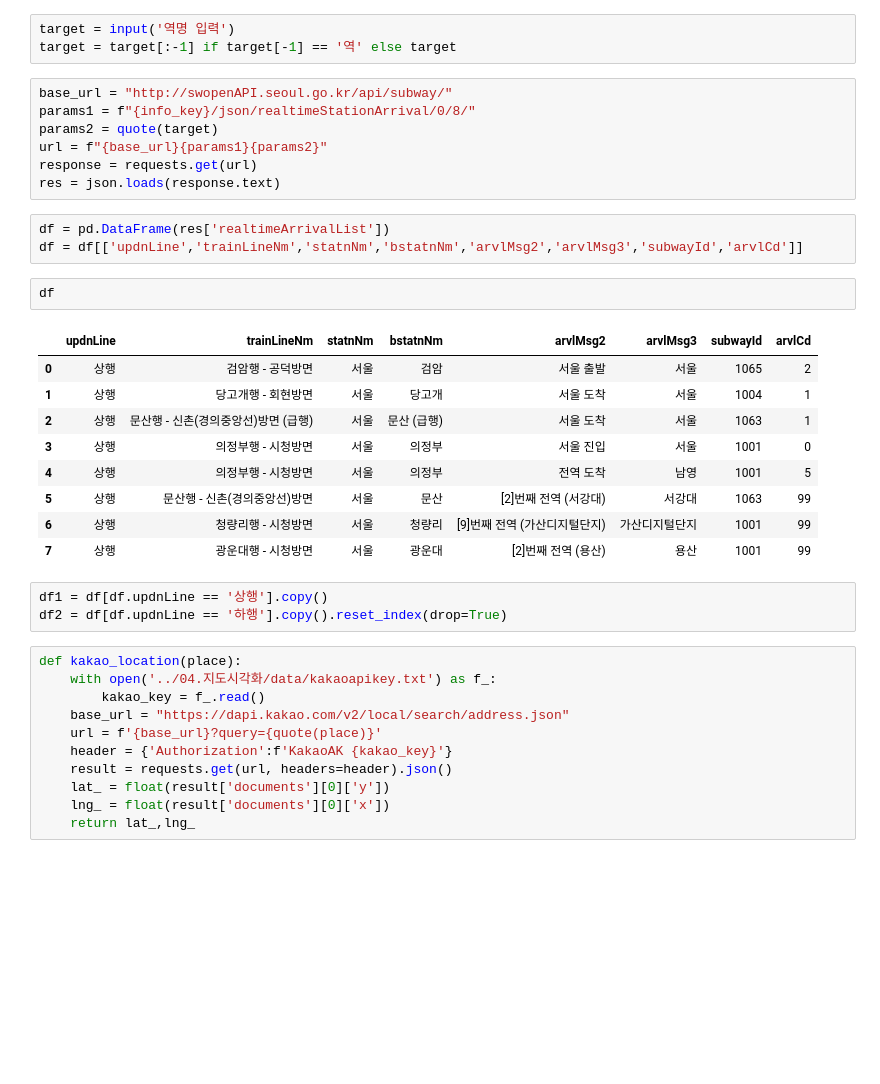
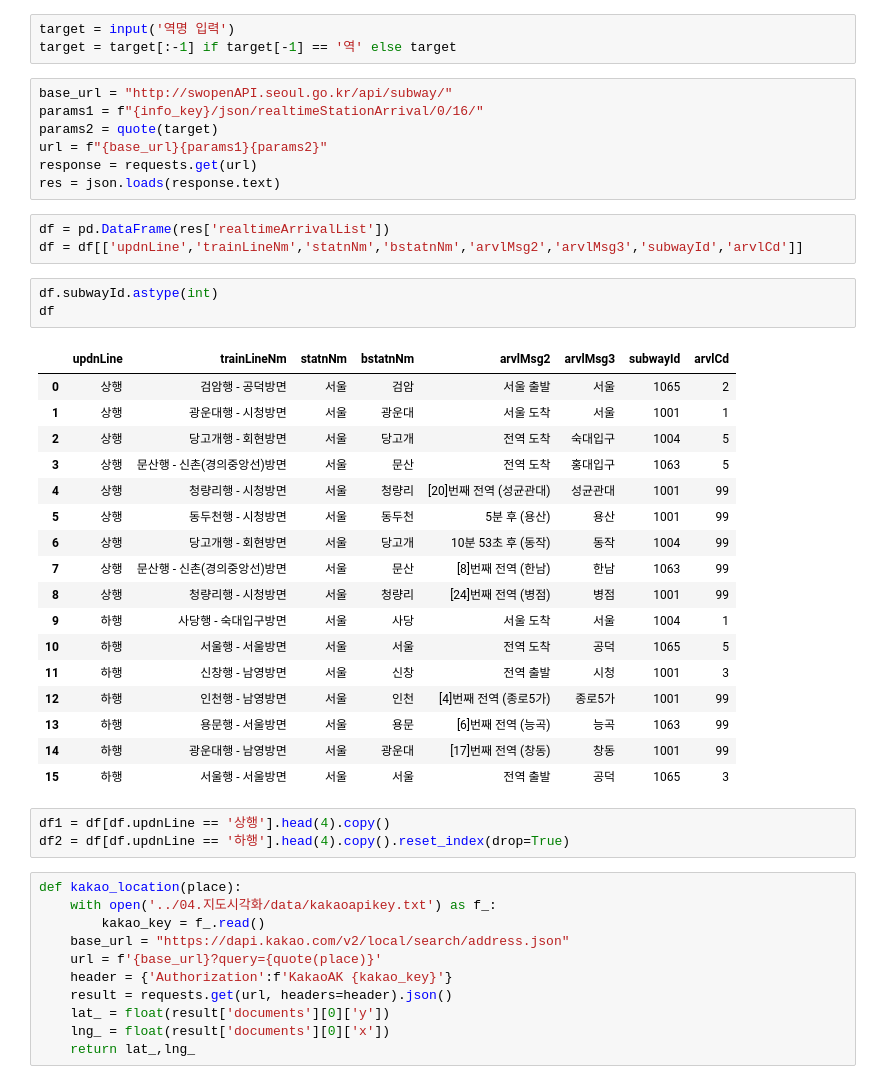
Before and after one commit to Mayhem-XD/DataAnalysis, a Jupyter notebook: 90.test/res_sai.ipynb, the cells around one changed output. Saved outputs shown, nothing was run; the diff lists cells and outputs as text; blank space fills up the shorter version.

```diff
--- a/90.test/res_sai.ipynb
+++ b/90.test/res_sai.ipynb
@@ -14,7 +14,7 @@ target = input('역명 입력')
 target = target[:-1] if target[-1] == '역' else target
 # %%
 base_url = "http://swopenAPI.seoul.go.kr/api/subway/"
-params1 = f"{info_key}/json/realtimeStationArrival/0/8/"
+params1 = f"{info_key}/json/realtimeStationArrival/0/16/"
 params2 = quote(target)
 url = f"{base_url}{params1}{params2}"
 response = requests.get(url)
@@ -22,21 +22,30 @@ res = json.loads(response.text)
 # %%
 df = pd.DataFrame(res['realtimeArrivalList'])
 df = df[['updnLine','trainLineNm','statnNm','bstatnNm','arvlMsg2','arvlMsg3','subwayId','arvlCd']]
-# %%
-df
-# %% [output]
-|  | updnLine | trainLineNm | statnNm | bstatnNm | arvlMsg2 | arvlMsg3 | subwayId | arvlCd |
-| 0 | 상행 | 검암행 - 공덕방면 | 서울 | 검암 | 서울 출발 | 서울 | 1065 | 2 |
-| 1 | 상행 | 당고개행 - 회현방면 | 서울 | 당고개 | 서울 도착 | 서울 | 1004 | 1 |
-| 2 | 상행 | 문산행 - 신촌(경의중앙선)방면 (급행) | 서울 | 문산 (급행) | 서울 도착 | 서울 | 1063 | 1 |
-| 3 | 상행 | 의정부행 - 시청방면 | 서울 | 의정부 | 서울 진입 | 서울 | 1001 | 0 |
-| 4 | 상행 | 의정부행 - 시청방면 | 서울 | 의정부 | 전역 도착 | 남영 | 1001 | 5 |
-| 5 | 상행 | 문산행 - 신촌(경의중앙선)방면 | 서울 | 문산 | [2]번째 전역 (서강대) | 서강대 | 1063 | 99 |
-| 6 | 상행 | 청량리행 - 시청방면 | 서울 | 청량리 | [9]번째 전역 (가산디지털단지) | 가산디지털단지 | 1001 | 99 |
-| 7 | 상행 | 광운대행 - 시청방면 | 서울 | 광운대 | [2]번째 전역 (용산) | 용산 | 1001 | 99 |
+# %%
+df.subwayId.astype(int)
+df
+# %% [output]
+|  | updnLine | trainLineNm | statnNm | bstatnNm | arvlMsg2 | arvlMsg3 | subwayId | arvlCd |
+| 0 | 상행 | 검암행 - 공덕방면 | 서울 | 검암 | 서울 출발 | 서울 | 1065 | 2 |
+| 1 | 상행 | 광운대행 - 시청방면 | 서울 | 광운대 | 서울 도착 | 서울 | 1001 | 1 |
+| 2 | 상행 | 당고개행 - 회현방면 | 서울 | 당고개 | 전역 도착 | 숙대입구 | 1004 | 5 |
+| 3 | 상행 | 문산행 - 신촌(경의중앙선)방면 | 서울 | 문산 | 전역 도착 | 홍대입구 | 1063 | 5 |
+| 4 | 상행 | 청량리행 - 시청방면 | 서울 | 청량리 | [20]번째 전역 (성균관대) | 성균관대 | 1001 | 99 |
+| 5 | 상행 | 동두천행 - 시청방면 | 서울 | 동두천 | 5분 후 (용산) | 용산 | 1001 | 99 |
+| 6 | 상행 | 당고개행 - 회현방면 | 서울 | 당고개 | 10분 53초 후 (동작) | 동작 | 1004 | 99 |
+| 7 | 상행 | 문산행 - 신촌(경의중앙선)방면 | 서울 | 문산 | [8]번째 전역 (한남) | 한남 | 1063 | 99 |
+| 8 | 상행 | 청량리행 - 시청방면 | 서울 | 청량리 | [24]번째 전역 (병점) | 병점 | 1001 | 99 |
+| 9 | 하행 | 사당행 - 숙대입구방면 | 서울 | 사당 | 서울 도착 | 서울 | 1004 | 1 |
+| 10 | 하행 | 서울행 - 서울방면 | 서울 | 서울 | 전역 도착 | 공덕 | 1065 | 5 |
+| 11 | 하행 | 신창행 - 남영방면 | 서울 | 신창 | 전역 출발 | 시청 | 1001 | 3 |
+| 12 | 하행 | 인천행 - 남영방면 | 서울 | 인천 | [4]번째 전역 (종로5가) | 종로5가 | 1001 | 99 |
+| 13 | 하행 | 용문행 - 서울방면 | 서울 | 용문 | [6]번째 전역 (능곡) | 능곡 | 1063 | 99 |
+| 14 | 하행 | 광운대행 - 남영방면 | 서울 | 광운대 | [17]번째 전역 (창동) | 창동 | 1001 | 99 |
+| 15 | 하행 | 서울행 - 서울방면 | 서울 | 서울 | 전역 출발 | 공덕 | 1065 | 3 |
 # %%
-df1 = df[df.updnLine == '상행'].copy()
-df2 = df[df.updnLine == '하행'].copy().reset_index(drop=True)
+df1 = df[df.updnLine == '상행'].head(4).copy()
+df2 = df[df.updnLine == '하행'].head(4).copy().reset_index(drop=True)
 # %%
 def kakao_location(place):
     with open('../04.지도시각화/data/kakaoapikey.txt') as f_:
```
Also changed, not shown: parts of 8 cells of this notebook, 1 other file.
